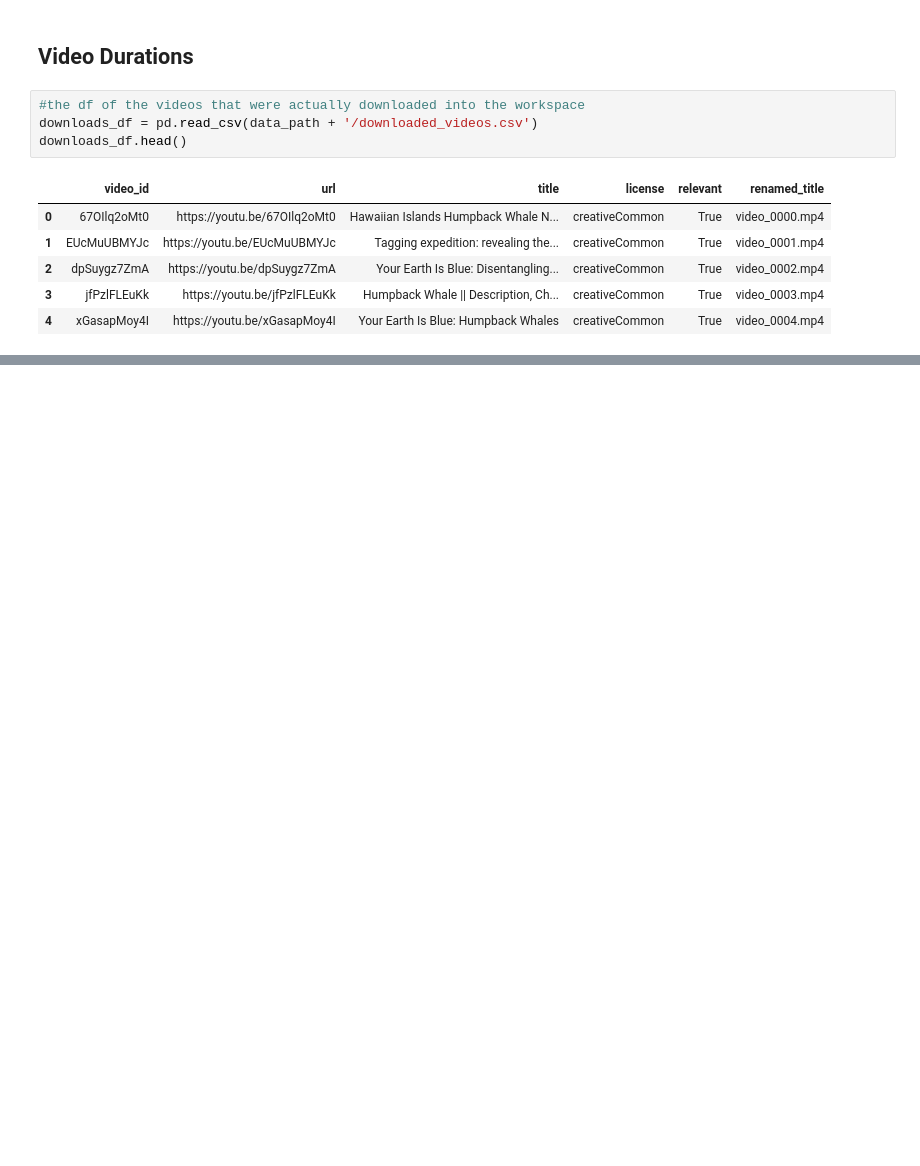
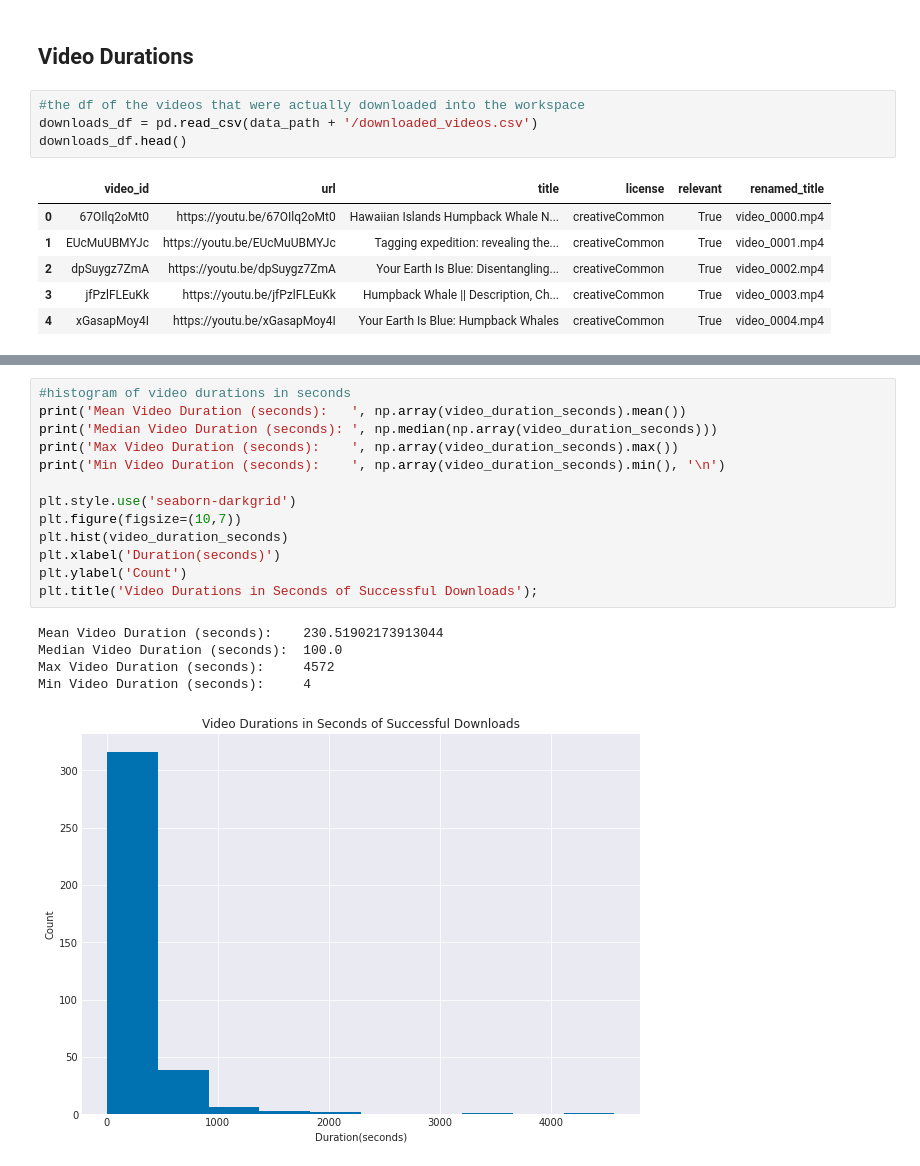
Before and after one commit to ramirezmichelle/youtube-humpback-whale-classifier, a Jupyter notebook: eda/video_data_eda.ipynb, the cells around one changed output, grey strips where cells are left out. Cells and saved outputs as stored; diff of their text form; blank space fills up the shorter version.

```diff
--- a/eda/video_data_eda.ipynb
+++ b/eda/video_data_eda.ipynb
@@ -85,0 +149,19 @@ downloads_df.head()
+# %%
+#histogram of video durations in seconds
+print('Mean Video Duration (seconds):   ', np.array(video_duration_seconds).mean())
+print('Median Video Duration (seconds): ', np.median(np.array(video_duration_seconds)))
+print('Max Video Duration (seconds):    ', np.array(video_duration_seconds).max())
+print('Min Video Duration (seconds):    ', np.array(video_duration_seconds).min(), '\n')
+
+plt.style.use('seaborn-darkgrid')
+plt.figure(figsize=(10,7))
+plt.hist(video_duration_seconds)
+plt.xlabel('Duration(seconds)')
+plt.ylabel('Count')
+plt.title('Video Durations in Seconds of Successful Downloads');
+# %% [output]
+Mean Video Duration (seconds):    230.51902173913044
+Median Video Duration (seconds):  100.0
+Max Video Duration (seconds):     4572
+Min Video Duration (seconds):     4
+[figure, added]
```
Also changed, not shown: parts of 5 cells of this notebook, 1 other file.
